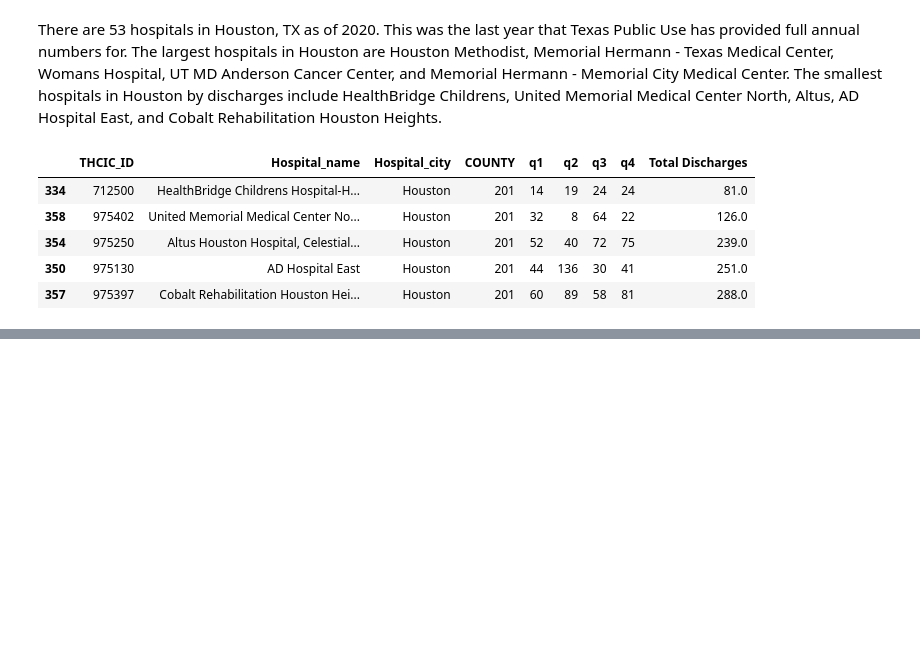
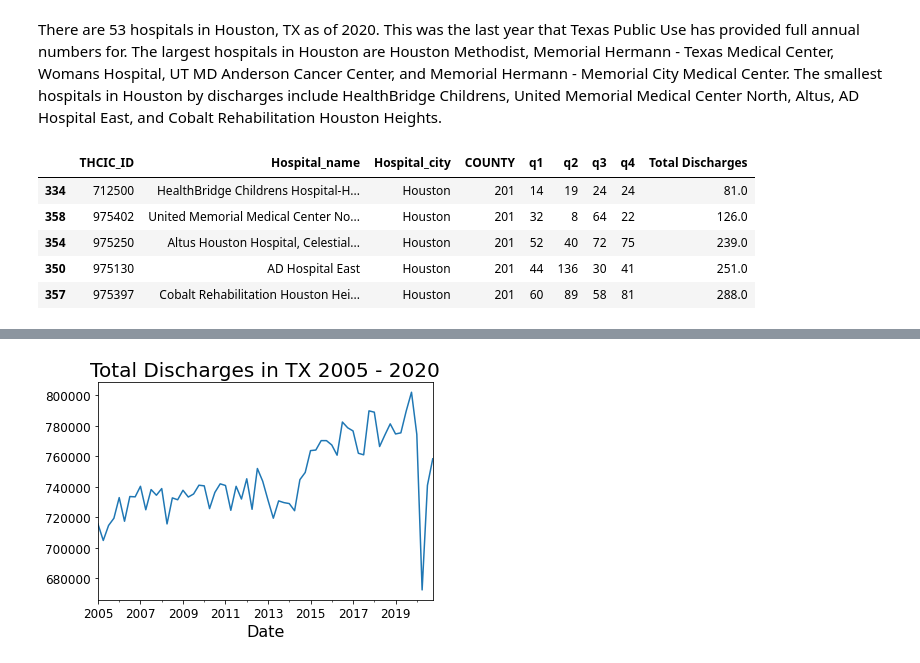
Before and after one commit to cyborgsage/hospitals_in_tx, a Jupyter notebook: hospital_discharges_tx.ipynb, the cells around one changed output, grey strips where cells are left out. Saved outputs shown, nothing was run; the diff lists cells and outputs as text; code cells hidden in the pictures; blank space fills up the shorter version.

Commit message:
finished data eng, update readme, start on time series analysis

```diff
--- a/hospital_discharges_tx.ipynb
+++ b/hospital_discharges_tx.ipynb
@@ -523,0 +820,21 @@ houston_hospitals.nsmallest(5, ['Total Discharges'])
+# %%
+dates_a = [
+    '01/01/2005','04/01/2005','07/01/2005','10/01/2005',
+    '01/01/2006','04/01/2006','07/01/2006','10/01/2006',
+    '01/01/2007','04/01/2007','07/01/2007','10/01/2007',
+    '01/01/2008','04/01/2008','07/01/2008','10/01/2008',
+    '01/01/2009','04/01/2009','07/01/2009','10/01/2009',
+    '01/01/2010','04/01/2010','07/01/2010','10/01/2010',
+    '01/01/2011','04/01/2011','07/01/2011','10/01/2011',
+    '01/01/2012','04/01/2012','07/01/2012','10/01/2012',
+    '01/01/2013','04/01/2013','07/01/2013','10/01/2013',
+    '01/01/2014','04/01/2014','07/01/2014','10/01/2014',
+    '01/01/2015','04/01/2015','07/01/2015','10/01/2015',
+    '01/01/2016','04/01/2016','07/01/2016','10/01/2016',
+    '01/01/2017','04/01/2017','07/01/2017','10/01/2017',
+    '01/01/2018','04/01/2018','07/01/2018','10/01/2018',
+    '01/01/2019','04/01/2019','07/01/2019','10/01/2019',
+    '01/01/2020','04/01/2020','07/01/2020','10/01/2020',
+]
+# %%
+txhospitals_timeseries = pd.DataFrame(list(zip(dates_a, Discharges)), columns=['Date', 'Discharges'])
@@ -523,0 +843,3 @@ houston_hospitals.nsmallest(5, ['Total Discharges'])
+# %%
+txhospitals_timeseries['Date'] = pd.to_datetime(txhospitals_timeseries['Date'])
+txhospitals_timeseries.info()
@@ -523,0 +856,12 @@ houston_hospitals.nsmallest(5, ['Total Discharges'])
+# %%
+txhospitals_timeseries.set_index('Date', inplace=True)
+# %%
+txhospitals_timeseries.plot(legend=None)
+plt.title('Total Discharges in TX 2005 - 2020', fontsize=20)
+plt.xlabel('Date',fontsize=16)
+plt.xticks(size=12)
+plt.yticks(size=12)
+rolling_mean = txhospitals_timeseries.rolling(window=4).mean()
+plt.plot(rolling_mean);
+# %% [output]
+[figure, added]
```
Also changed, not shown: parts of 19 cells of this notebook, 3 other files.
